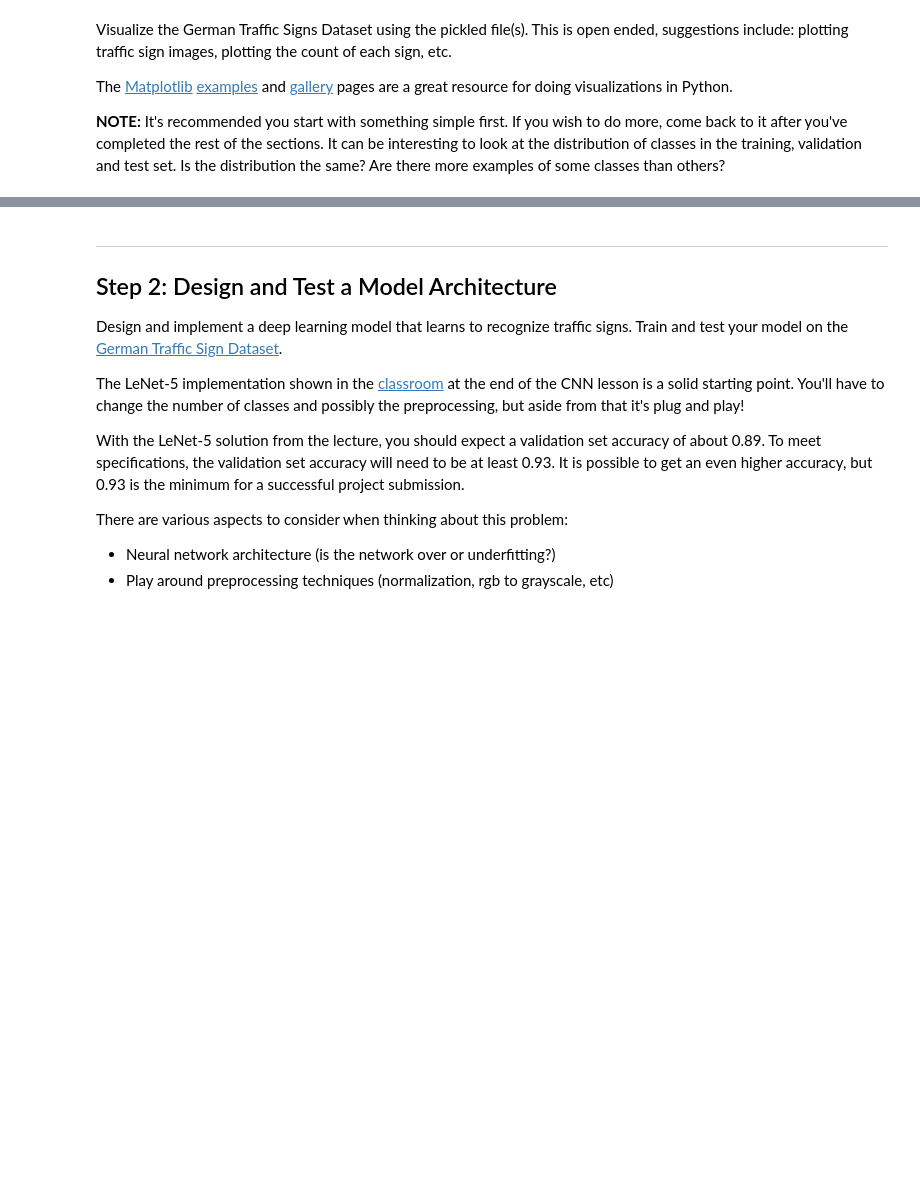
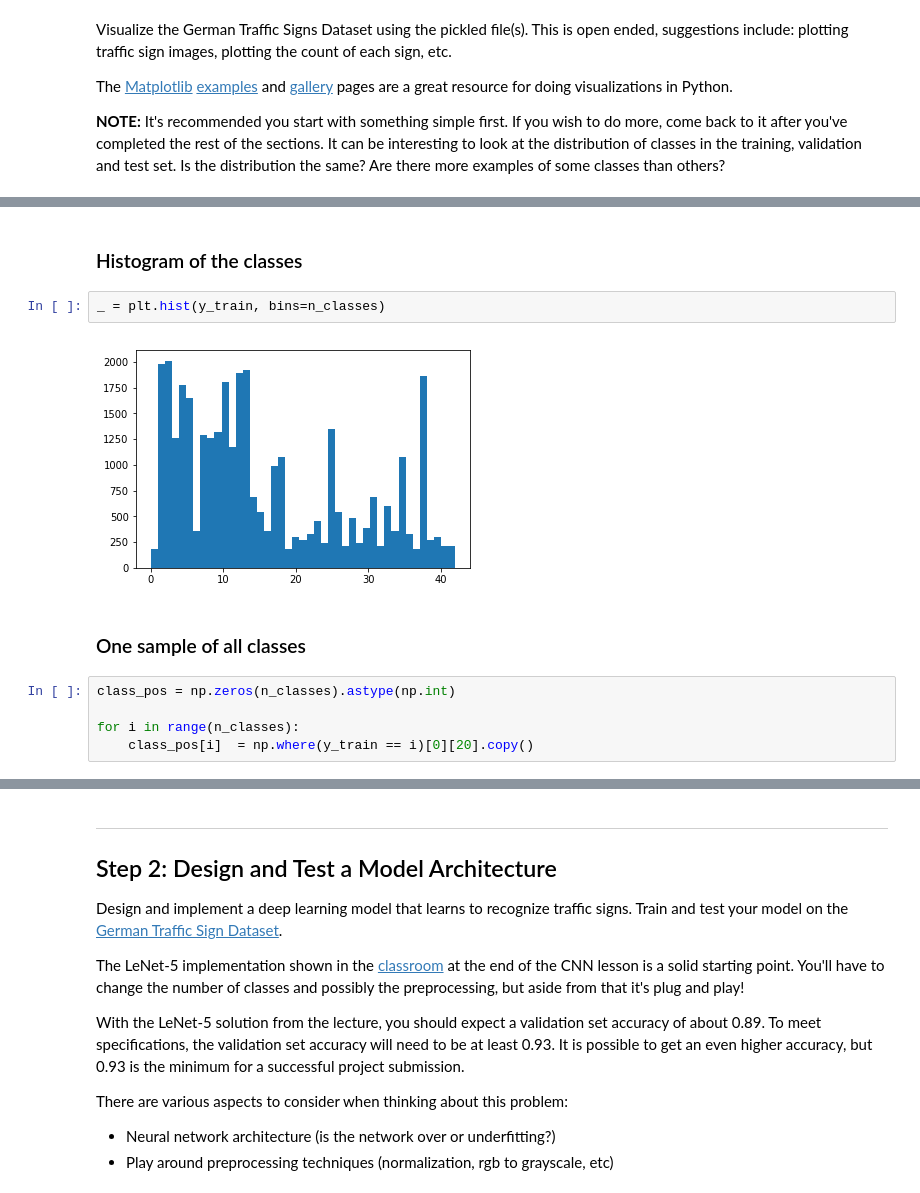
Before and after one commit to apichlkostner/CarND-Traffic-Sign-Classifier-Project, a Jupyter notebook: Traffic_Sign_Classifier.ipynb, the cells around one changed output, grey strips where cells are left out. Drawn from its saved outputs; the diff is of its cells as text; blank space fills up the shorter version.

```diff
--- a/Traffic_Sign_Classifier.ipynb
+++ b/Traffic_Sign_Classifier.ipynb
@@ -128,0 +146,13 @@ for i in range(len(rand_indices)):
+# %% [markdown]
+### Histogram of the classes
+# %%
+_ = plt.hist(y_train, bins=n_classes)
+# %% [output]
+[figure, added]
+# %% [markdown]
+### One sample of all classes
+# %%
+class_pos = np.zeros(n_classes).astype(np.int)
+
+for i in range(n_classes):
+    class_pos[i]  = np.where(y_train == i)[0][20].copy()
```
Also changed, not shown: parts of 24 cells of this notebook, 8 other files.
